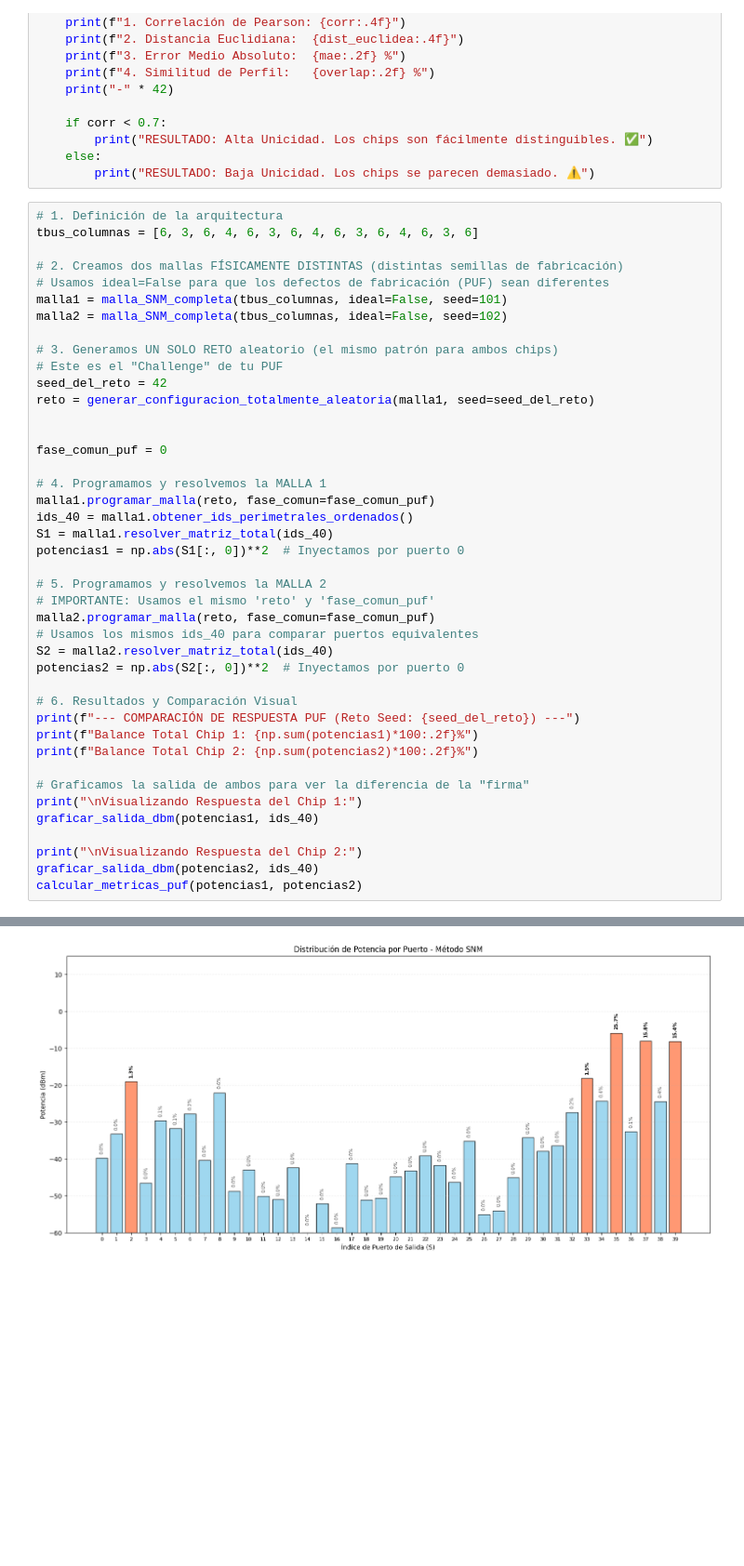
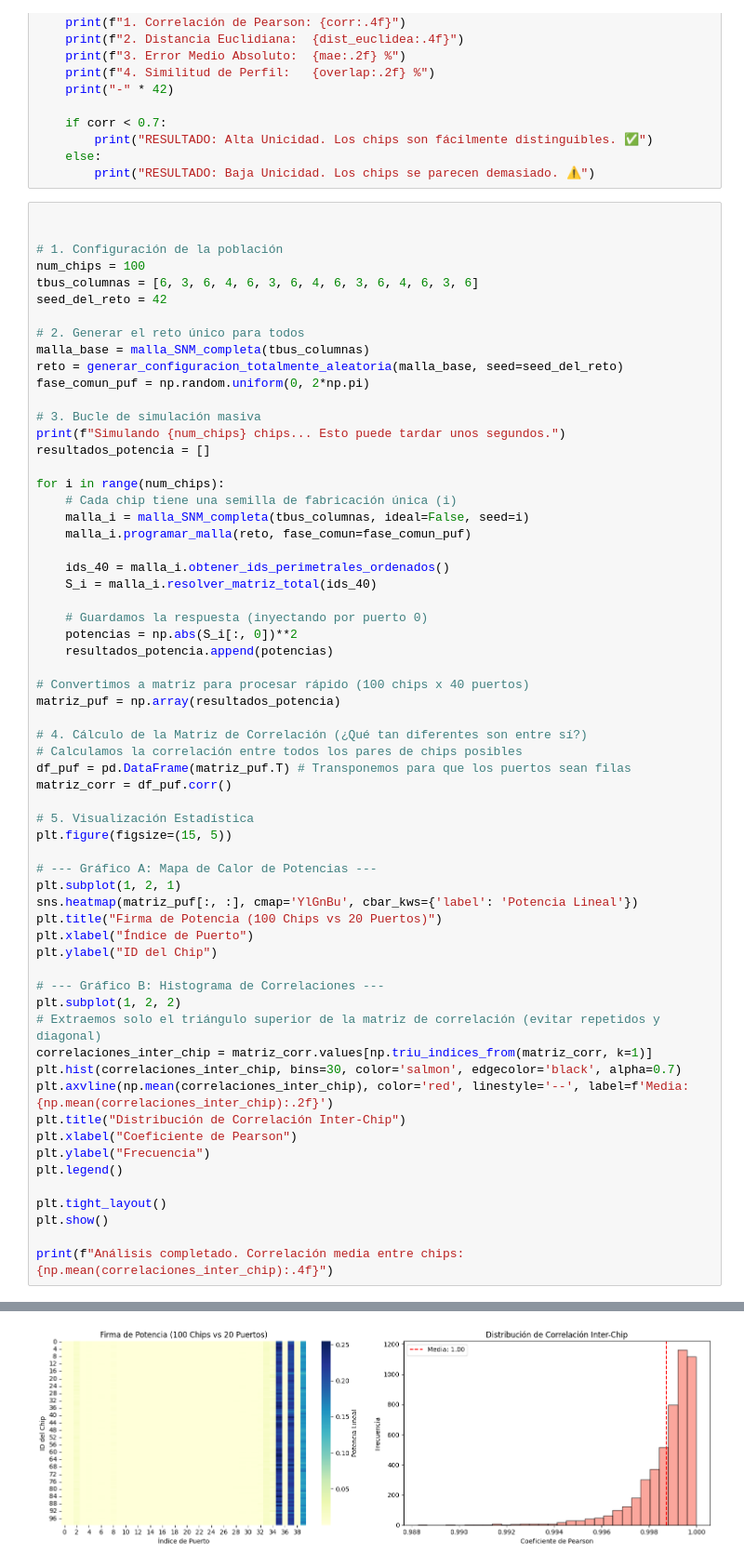
Before and after one commit to oxelarnal/simulador_malla, a Jupyter notebook: simulacion_un_patron_diferentes_mallas.ipynb, the cells around one changed output, grey strips where cells are left out. Shown at 93% size. Saved outputs shown, nothing was run; the diff lists cells and outputs as text; blank space fills up the shorter version.

Commit message:
Añadida simulación con 100 mallas

```diff
--- a/simulacion_un_patron_diferentes_mallas.ipynb
+++ b/simulacion_un_patron_diferentes_mallas.ipynb
@@ -582,45 +604,65 @@ def calcular_metricas_puf(p1, p2):
     else:
         print("RESULTADO: Baja Unicidad. Los chips se parecen demasiado. ⚠️")
 # %%
-# 1. Definición de la arquitectura
-tbus_columnas = [6, 3, 6, 4, 6, 3, 6, 4, 6, 3, 6, 4, 6, 3, 6]
-
-# 2. Creamos dos mallas FÍSICAMENTE DISTINTAS (distintas semillas de fabricación)
-# Usamos ideal=False para que los defectos de fabricación (PUF) sean diferentes
-malla1 = malla_SNM_completa(tbus_columnas, ideal=False, seed=101)
-malla2 = malla_SNM_completa(tbus_columnas, ideal=False, seed=102)
-
-# 3. Generamos UN SOLO RETO aleatorio (el mismo patrón para ambos chips)
-# Este es el "Challenge" de tu PUF
-seed_del_reto = 42
-reto = generar_configuracion_totalmente_aleatoria(malla1, seed=seed_del_reto)
 
 
-fase_comun_puf = 0
+# 1. Configuración de la población
+num_chips = 100
+tbus_columnas = [6, 3, 6, 4, 6, 3, 6, 4, 6, 3, 6, 4, 6, 3, 6]
+seed_del_reto = 42
 
-# 4. Programamos y resolvemos la MALLA 1
-malla1.programar_malla(reto, fase_comun=fase_comun_puf)
-ids_40 = malla1.obtener_ids_perimetrales_ordenados()
-S1 = malla1.resolver_matriz_total(ids_40)
-potencias1 = np.abs(S1[:, 0])**2  # Inyectamos por puerto 0
+# 2. Generar el reto único para todos
+malla_base = malla_SNM_completa(tbus_columnas)
+reto = generar_configuracion_totalmente_aleatoria(malla_base, seed=seed_del_reto)
+fase_comun_puf = np.random.uniform(0, 2*np.pi)
 
-# 5. Programamos y resolvemos la MALLA 2
-# IMPORTANTE: Usamos el mismo 'reto' y 'fase_comun_puf'
-malla2.programar_malla(reto, fase_comun=fase_comun_puf)
-# Usamos los mismos ids_40 para comparar puertos equivalentes
-S2 = malla2.resolver_matriz_total(ids_40)
-potencias2 = np.abs(S2[:, 0])**2  # Inyectamos por puerto 0
+# 3. Bucle de simulación masiva
+print(f"Simulando {num_chips} chips... Esto puede tardar unos segundos.")
+resultados_potencia = []
 
-# 6. Resultados y Comparación Visual
-print(f"--- COMPARACIÓN DE RESPUESTA PUF (Reto Seed: {seed_del_reto}) ---")
-print(f"Balance Total Chip 1: {np.sum(potencias1)*100:.2f}%")
-print(f"Balance Total Chip 2: {np.sum(potencias2)*100:.2f}%")
+for i in range(num_chips):
+    # Cada chip tiene una semilla de fabricación única (i)
+    malla_i = malla_SNM_completa(tbus_columnas, ideal=False, seed=i)
+    malla_i.programar_malla(reto, fase_comun=fase_comun_puf)
 
-# Graficamos la salida de ambos para ver la diferencia de la "firma"
-print("\nVisualizando Respuesta del Chip 1:")
-graficar_salida_dbm(potencias1, ids_40)
+    ids_40 = malla_i.obtener_ids_perimetrales_ordenados()
+    S_i = malla_i.resolver_matriz_total(ids_40)
 
-print("\nVisualizando Respuesta del Chip 2:")
-graficar_salida_dbm(potencias2, ids_40)
-calcular_metricas_puf(potencias1, potencias2)
+    # Guardamos la respuesta (inyectando por puerto 0)
+    potencias = np.abs(S_i[:, 0])**2
+    resultados_potencia.append(potencias)
+
+# Convertimos a matriz para procesar rápido (100 chips x 40 puertos)
+matriz_puf = np.array(resultados_potencia)
+
+# 4. Cálculo de la Matriz de Correlación (¿Qué tan diferentes son entre sí?)
+# Calculamos la correlación entre todos los pares de chips posibles
+df_puf = pd.DataFrame(matriz_puf.T) # Transponemos para que los puertos sean filas
+matriz_corr = df_puf.corr()
+
+# 5. Visualización Estadística
+plt.figure(figsize=(15, 5))
+
+# --- Gráfico A: Mapa de Calor de Potencias ---
+plt.subplot(1, 2, 1)
+sns.heatmap(matriz_puf[:, :], cmap='YlGnBu', cbar_kws={'label': 'Potencia Lineal'})
+plt.title("Firma de Potencia (100 Chips vs 20 Puertos)")
+plt.xlabel("Índice de Puerto")
+plt.ylabel("ID del Chip")
+
+# --- Gráfico B: Histograma de Correlaciones ---
+plt.subplot(1, 2, 2)
+# Extraemos solo el triángulo superior de la matriz de correlación (evitar repetidos y diagonal)
+correlaciones_inter_chip = matriz_corr.values[np.triu_indices_from(matriz_corr, k=1)]
+plt.hist(correlaciones_inter_chip, bins=30, color='salmon', edgecolor='black', alpha=0.7)
+plt.axvline(np.mean(correlaciones_inter_chip), color='red', linestyle='--', label=f'Media: {np.mean(correlaciones_inter_chip):.2f}')
+plt.title("Distribución de Correlación Inter-Chip")
+plt.xlabel("Coeficiente de Pearson")
+plt.ylabel("Frecuencia")
+plt.legend()
+
+plt.tight_layout()
+plt.show()
+
+print(f"Análisis completado. Correlación media entre chips: {np.mean(correlaciones_inter_chip):.4f}")
 # %% [output]
@@ -632 +670 @@ Visualizando Respuesta del Chip 1:
-[figure, old version]
+[figure, new version]
```
Also changed, not shown: parts of 4 cells of this notebook.
